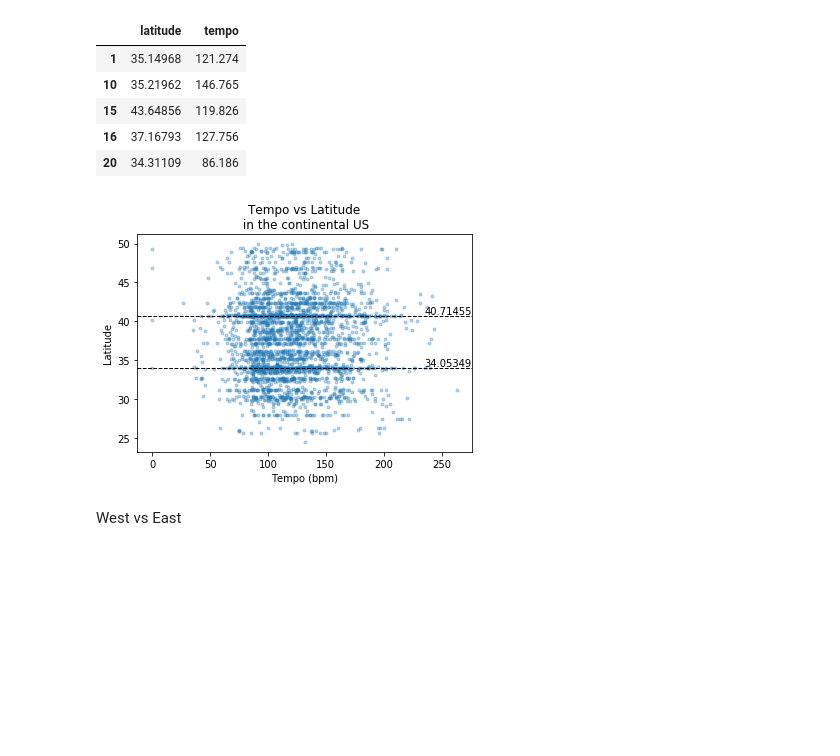
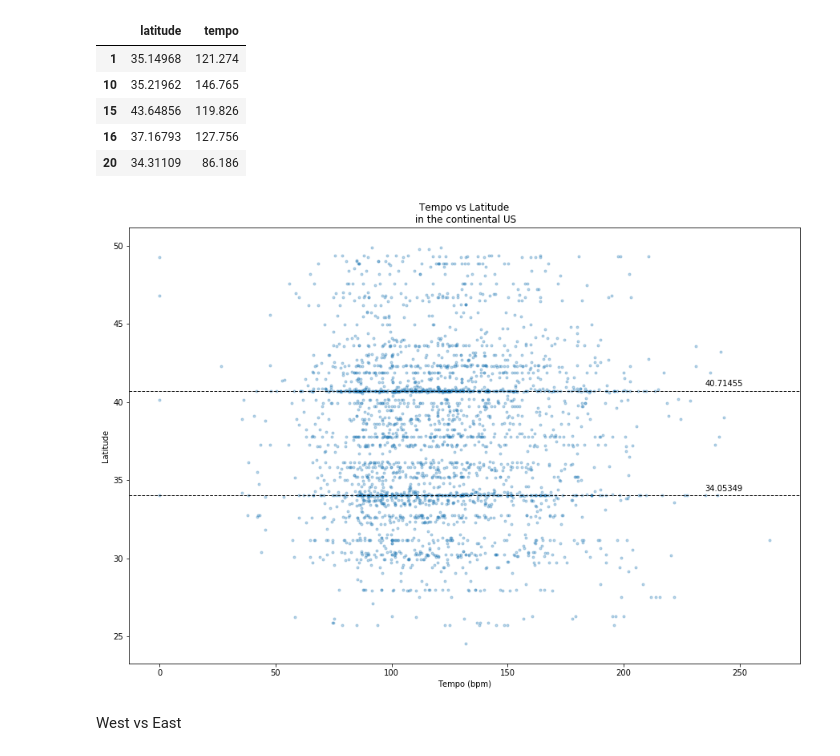
Before and after one commit to DinielleNelson/Homework10-Web, a Jupyter notebook: plots.ipynb, the cells around one changed output. Saved outputs shown, nothing was run; the diff lists cells and outputs as text; code cells hidden in the pictures; blank space fills up the shorter version.

```diff
--- a/plots.ipynb
+++ b/plots.ipynb
@@ -132,18 +133,19 @@ no_so_df.head()
 | 16 | 37.16793 | 127.756 |
 | 20 | 34.31109 | 86.186 |
 # %%
+plt.figure(figsize=(15,10))
 plt.scatter(no_so_df.tempo,no_so_df.latitude,marker=".",alpha=.3)
 plt.xlabel("Tempo (bpm)")
 plt.axhline(40.71455,linewidth=1, color='k', linestyle="--")
 plt.annotate('40.71455', xy=(235, 41))
 plt.axhline(34.05349,linewidth=1, color='k', linestyle="--", label="34.05349")
 plt.annotate('34.05349', xy=(235, 34.3))
 plt.ylabel("Latitude")
 plt.title("Tempo vs Latitude\n in the continental US")
 plt.savefig("NorthSouth_tempo.jpg")
 plt.show()
 # %% [output]
-[figure, old version]
+[figure, new version]
 # %% [markdown]
 West vs East
 # %%
```
Also changed, not shown: parts of 2 cells of this notebook, 17 other files.
